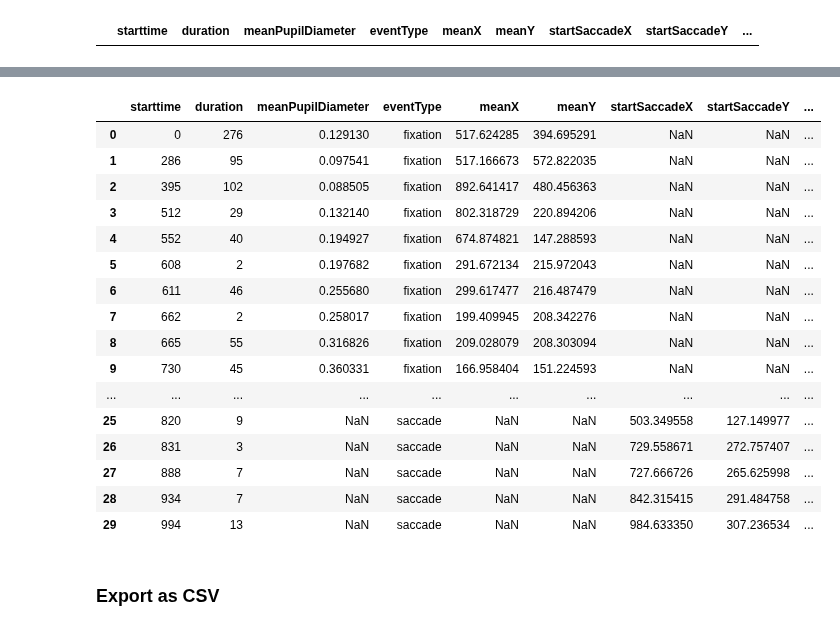
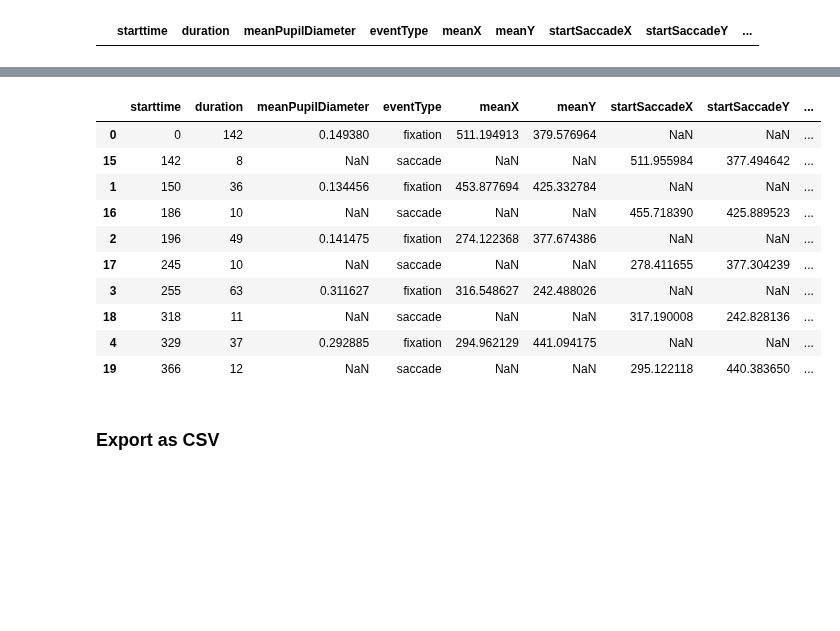
Before and after one commit to kroglkt/CogSci3, a Jupyter notebook: DOVES classifier.ipynb, the cells around one changed output, grey strips where cells are left out. Cells and saved outputs as stored; diff of their text form; code cells hidden in the pictures; blank space fills up the shorter version.

```diff
--- a/DOVES classifier.ipynb
+++ b/DOVES classifier.ipynb
@@ -973,29 +953,23 @@ list_of_features_dfs[0].sort_values(by=['starttime']).head(25)
-# %%
-k = 0
-for i in range(len(file_names)):
-    for j in range(len(subject_ordered_list)):
-        extra_data = pd.DataFrame({'participantID': [int(j)], 'trialID': [int(i)]})
-        list_of_features_dfs[k] = list_of_features_dfs[k].join(extra_data)
-        k += 1
-# %%
-list_of_features_dfs[113]
-# %% [output]
-|  | starttime | duration | meanPupilDiameter | eventType | meanX | meanY | startSaccadeX | startSaccadeY | ... |
-| 0 | 0 | 276 | 0.129130 | fixation | 517.624285 | 394.695291 | NaN | NaN | ... |
-| 1 | 286 | 95 | 0.097541 | fixation | 517.166673 | 572.822035 | NaN | NaN | ... |
-| 2 | 395 | 102 | 0.088505 | fixation | 892.641417 | 480.456363 | NaN | NaN | ... |
-| 3 | 512 | 29 | 0.132140 | fixation | 802.318729 | 220.894206 | NaN | NaN | ... |
-| 4 | 552 | 40 | 0.194927 | fixation | 674.874821 | 147.288593 | NaN | NaN | ... |
-| 5 | 608 | 2 | 0.197682 | fixation | 291.672134 | 215.972043 | NaN | NaN | ... |
-| 6 | 611 | 46 | 0.255680 | fixation | 299.617477 | 216.487479 | NaN | NaN | ... |
-| 7 | 662 | 2 | 0.258017 | fixation | 199.409945 | 208.342276 | NaN | NaN | ... |
-| 8 | 665 | 55 | 0.316826 | fixation | 209.028079 | 208.303094 | NaN | NaN | ... |
-| 9 | 730 | 45 | 0.360331 | fixation | 166.958404 | 151.224593 | NaN | NaN | ... |
-| ... | ... | ... | ... | ... | ... | ... | ... | ... | ... |
-| 25 | 820 | 9 | NaN | saccade | NaN | NaN | 503.349558 | 127.149977 | ... |
-| 26 | 831 | 3 | NaN | saccade | NaN | NaN | 729.558671 | 272.757407 | ... |
-| 27 | 888 | 7 | NaN | saccade | NaN | NaN | 727.666726 | 265.625998 | ... |
-| 28 | 934 | 7 | NaN | saccade | NaN | NaN | 842.315415 | 291.484758 | ... |
-| 29 | 994 | 13 | NaN | saccade | NaN | NaN | 984.633350 | 307.236534 | ... |
+# %%
+k = 0
+for i in range(len(file_names)):
+    for j in range(len(subject_ordered_list)):
+        extra_data = pd.DataFrame({'participantID': [j], 'trialID': [i]})
+        list_of_features_dfs[k] = list_of_features_dfs[k].join(extra_data)
+        k += 1
+# %%
+list_of_features_dfs[0].sort_values(by=['starttime']).head(10)
+# %% [output]
+|  | starttime | duration | meanPupilDiameter | eventType | meanX | meanY | startSaccadeX | startSaccadeY | ... |
+| 0 | 0 | 142 | 0.149380 | fixation | 511.194913 | 379.576964 | NaN | NaN | ... |
+| 15 | 142 | 8 | NaN | saccade | NaN | NaN | 511.955984 | 377.494642 | ... |
+| 1 | 150 | 36 | 0.134456 | fixation | 453.877694 | 425.332784 | NaN | NaN | ... |
+| 16 | 186 | 10 | NaN | saccade | NaN | NaN | 455.718390 | 425.889523 | ... |
+| 2 | 196 | 49 | 0.141475 | fixation | 274.122368 | 377.674386 | NaN | NaN | ... |
+| 17 | 245 | 10 | NaN | saccade | NaN | NaN | 278.411655 | 377.304239 | ... |
+| 3 | 255 | 63 | 0.311627 | fixation | 316.548627 | 242.488026 | NaN | NaN | ... |
+| 18 | 318 | 11 | NaN | saccade | NaN | NaN | 317.190008 | 242.828136 | ... |
+| 4 | 329 | 37 | 0.292885 | fixation | 294.962129 | 441.094175 | NaN | NaN | ... |
+| 19 | 366 | 12 | NaN | saccade | NaN | NaN | 295.122118 | 440.383650 | ... |
 # %% [markdown]
 ### Export as CSV
```
Also changed, not shown: parts of 9 cells of this notebook, 6 other files.
